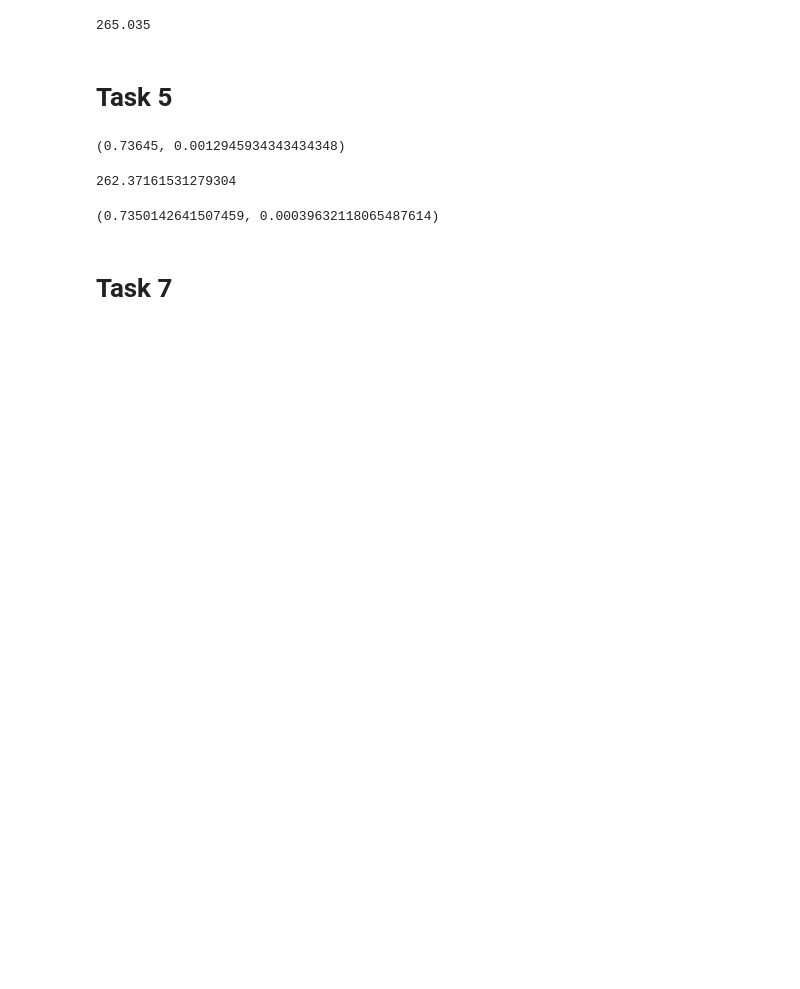
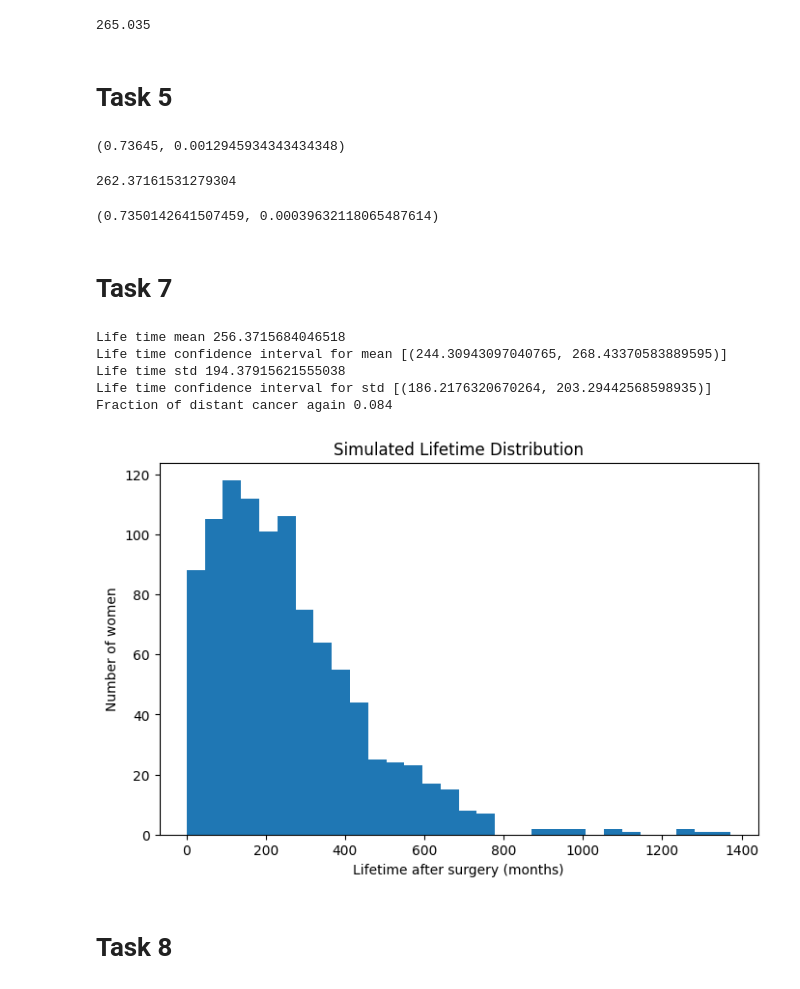
Before and after one commit to AgnesOlsen/02443_Stocastic_Simulation, a Jupyter notebook: Notebooks Project 1/Signe1.ipynb, the cells around one changed output. Cells and saved outputs as stored; diff of their text form; code cells hidden in the pictures; blank space fills up the shorter version.

Commit message:
Task 12 and 13

```diff
--- a/Notebooks Project 1/Signe1.ipynb
+++ b/Notebooks Project 1/Signe1.ipynb
@@ -212,3 +264,46 @@ Q = np.array([
     [ 0.0000,  0.0000,  0.0000, -0.0090, 0.0090],
     [ 0.0000,  0.0000,  0.0000, 0.0000, 0.0000]
 ])
+
+np.random.seed(42)
+n = 1000
+life_time_rate= []
+
+reapar_dist = 0
+for i in range(n):
+    X = sim_lifetime_women_rate(Q)
+    life_time_rate.append(X[-1][0])
+    for time,s in X:
+        if time <= 30.5 and s in [2,3]:
+            reapar_dist += 1
+            break
+
+lifetimes_rate = np.array(life_time_rate)
+mean_life =  np.mean(lifetimes_rate)
+conf_mean_life = confidence_interval_95(lifetimes_rate)
+std_life = np.std(lifetimes_rate,  ddof=1)
+cond_std_life = confidence_interval_std_95(lifetimes_rate)
+dist_cancer_again = reapar_dist/n
+print(f"Life time mean {mean_life}")
+print(f"Life time confidence interval for mean [{conf_mean_life}]")
+print(f"Life time std {std_life}") #Why is std so high?
+print(f"Life time confidence interval for std [{cond_std_life}]")
+print(f"Fraction of distant cancer again {dist_cancer_again}")
+# %% [output]
+Life time mean 256.3715684046518
+Life time confidence interval for mean [(244.30943097040765, 268.43370583889595)]
+Life time std 194.37915621555038
+Life time confidence interval for std [(186.2176320670264, 203.29442568598935)]
+Fraction of distant cancer again 0.084
+# %%
+# Histogram
+plt.figure(figsize=(8, 5))
+plt.hist(lifetimes_rate, bins=30)
+plt.xlabel("Lifetime after surgery (months)")
+plt.ylabel("Number of women")
+plt.title("Simulated Lifetime Distribution")
+plt.show()
+# %% [output]
+[figure, added]
+# %% [markdown]
+# Task 8
```
Also changed, not shown: parts of 24 cells of this notebook, 1 other file.
